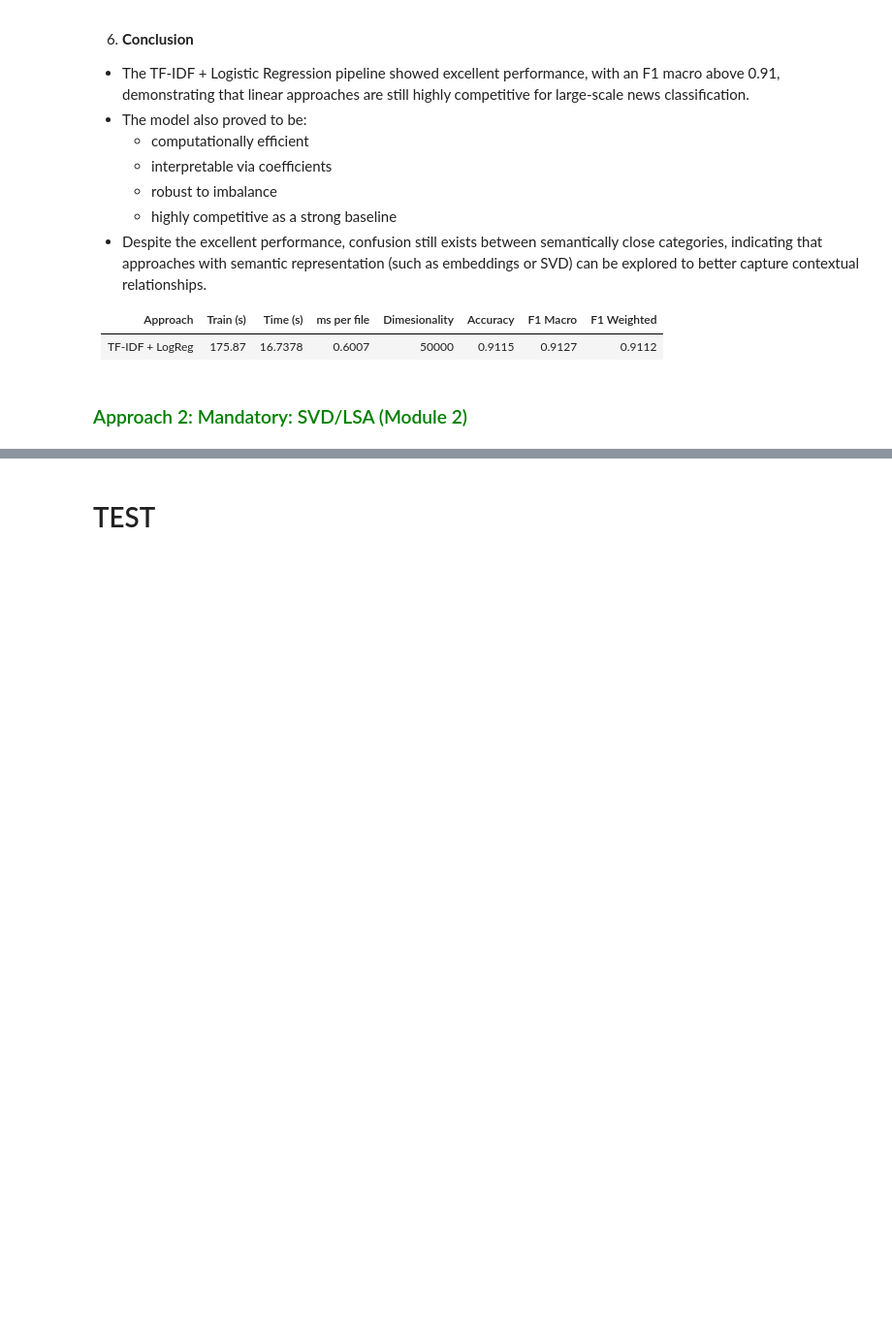
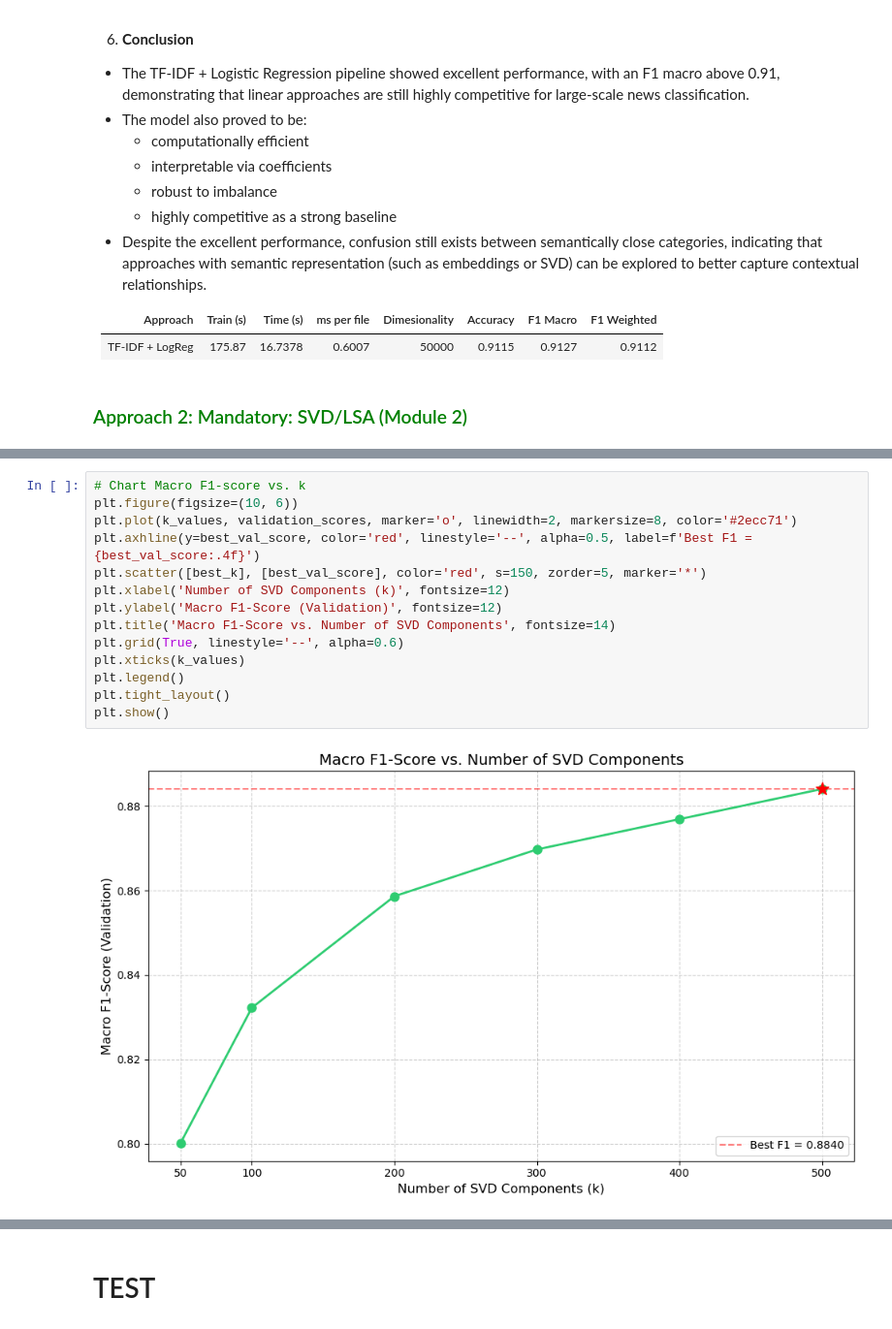
Before and after one commit to RakellM/ASN-DSA-T5, a Jupyter notebook: 31-TM/Project_1/Text_Mining-Project_1.ipynb, the cells around one changed output, grey strips where cells are left out. Shown at 97% size. Saved outputs shown, nothing was run; the diff lists cells and outputs as text; blank space fills up the shorter version.

```diff
--- a/31-TM/Project_1/Text_Mining-Project_1.ipynb
+++ b/31-TM/Project_1/Text_Mining-Project_1.ipynb
@@ -1073,0 +1150,16 @@ TOP 10 tokens by category:
+# %%
+# Chart Macro F1-score vs. k
+plt.figure(figsize=(10, 6))
+plt.plot(k_values, validation_scores, marker='o', linewidth=2, markersize=8, color='#2ecc71')
+plt.axhline(y=best_val_score, color='red', linestyle='--', alpha=0.5, label=f'Best F1 = {best_val_score:.4f}')
+plt.scatter([best_k], [best_val_score], color='red', s=150, zorder=5, marker='*')
+plt.xlabel('Number of SVD Components (k)', fontsize=12)
+plt.ylabel('Macro F1-Score (Validation)', fontsize=12)
+plt.title('Macro F1-Score vs. Number of SVD Components', fontsize=14)
+plt.grid(True, linestyle='--', alpha=0.6)
+plt.xticks(k_values)
+plt.legend()
+plt.tight_layout()
+plt.show()
+# %% [output]
+[figure, added]
```
Also changed, not shown: parts of 13 cells of this notebook.
